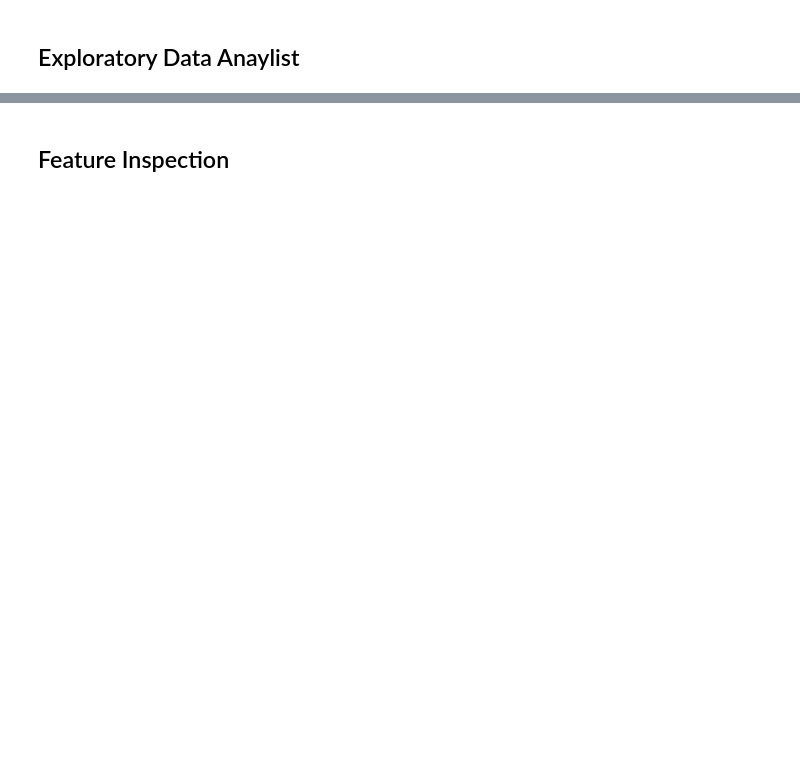
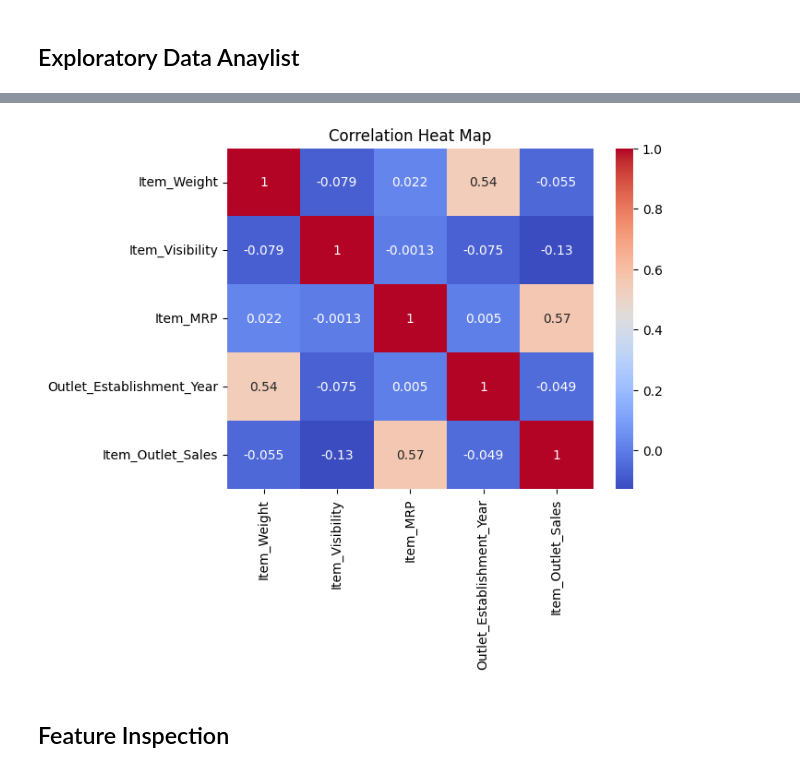
Before and after one commit to 808hanronald/808hanronald, a Jupyter notebook: Project_Prediction_of_Product_Sales.ipynb, the cells around one changed output, grey strips where cells are left out. Saved outputs shown, nothing was run; the diff lists cells and outputs as text; code cells hidden in the pictures; blank space fills up the shorter version.

```diff
--- a/Project_Prediction_of_Product_Sales.ipynb
+++ b/Project_Prediction_of_Product_Sales.ipynb
@@ -171,0 +287,3 @@ df.to_csv(fpath_out, index=False)
+# %%
+corr=df.corr(numeric_only=True)
+corr.round(2)
@@ -172,2 +297,8 @@ df.to_csv(fpath_out, index=False)
+# %%
+mask = np.triu(np.ones_like(corr)) #code not working
+ax3=sns.heatmap(corr,cmap='coolwarm',annot=True)
+ax3.set_title('Correlation Heat Map');
+# %% [output]
+[figure, added]
 # %% [markdown]
 ## Feature Inspection
```
Also changed, not shown: parts of 33 cells of this notebook.
